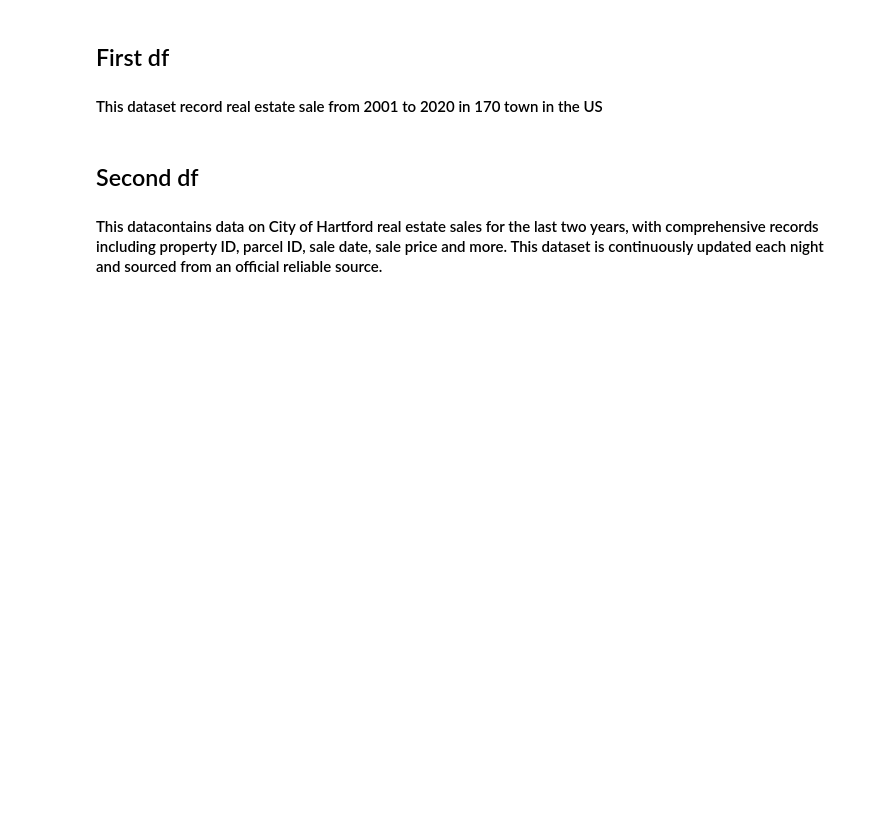
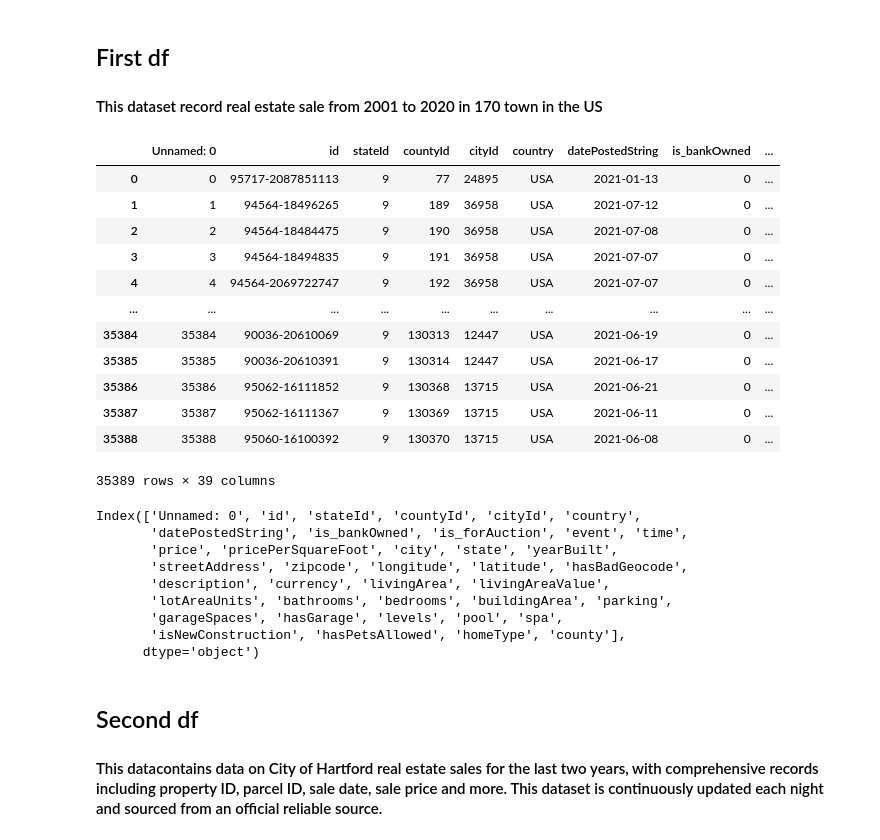
Before and after one commit to bkalan32/Group-Project, a Jupyter notebook: Real estate.ipynb, the cells around one changed output. Saved outputs shown, nothing was run; the diff lists cells and outputs as text; code cells hidden in the pictures; blank space fills up the shorter version.

```diff
--- a/Real estate.ipynb
+++ b/Real estate.ipynb
@@ -12,12 +15,35 @@ import plotly.express as px
 #### This dataset record real estate sale from 2001 to 2020 in 170 town in the US
 # %%
 
-df = Path('csvfiles/re_sale.csv')
-df = pd.read_csv(df,index_col='Date Recorded', infer_datetime_format=True, parse_dates=True)
+df = Path('csv_resources/RealEstate_California.csv')
+df = pd.read_csv(df)#index_col='Date Recorded', infer_datetime_format=True, parse_dates=True)
 df.sort_index(inplace=True)
 
 display(df)
 df.columns
+# %% [output]
+|  | Unnamed: 0 | id | stateId | countyId | cityId | country | datePostedString | is_bankOwned | ... |
+| 0 | 0 | 95717-2087851113 | 9 | 77 | 24895 | USA | 2021-01-13 | 0 | ... |
+| 1 | 1 | 94564-18496265 | 9 | 189 | 36958 | USA | 2021-07-12 | 0 | ... |
+| 2 | 2 | 94564-18484475 | 9 | 190 | 36958 | USA | 2021-07-08 | 0 | ... |
+| 3 | 3 | 94564-18494835 | 9 | 191 | 36958 | USA | 2021-07-07 | 0 | ... |
+| 4 | 4 | 94564-2069722747 | 9 | 192 | 36958 | USA | 2021-07-07 | 0 | ... |
+| ... | ... | ... | ... | ... | ... | ... | ... | ... | ... |
+| 35384 | 35384 | 90036-20610069 | 9 | 130313 | 12447 | USA | 2021-06-19 | 0 | ... |
+| 35385 | 35385 | 90036-20610391 | 9 | 130314 | 12447 | USA | 2021-06-17 | 0 | ... |
+| 35386 | 35386 | 95062-16111852 | 9 | 130368 | 13715 | USA | 2021-06-21 | 0 | ... |
+| 35387 | 35387 | 95062-16111367 | 9 | 130369 | 13715 | USA | 2021-06-11 | 0 | ... |
+| 35388 | 35388 | 95060-16100392 | 9 | 130370 | 13715 | USA | 2021-06-08 | 0 | ... |
+35389 rows × 39 columns
+Index(['Unnamed: 0', 'id', 'stateId', 'countyId', 'cityId', 'country',
+       'datePostedString', 'is_bankOwned', 'is_forAuction', 'event', 'time',
+       'price', 'pricePerSquareFoot', 'city', 'state', 'yearBuilt',
+       'streetAddress', 'zipcode', 'longitude', 'latitude', 'hasBadGeocode',
+       'description', 'currency', 'livingArea', 'livingAreaValue',
+       'lotAreaUnits', 'bathrooms', 'bedrooms', 'buildingArea', 'parking',
+       'garageSpaces', 'hasGarage', 'levels', 'pool', 'spa',
+       'isNewConstruction', 'hasPetsAllowed', 'homeType', 'county'],
+      dtype='object')
 # %%
 california_df = df.fillna('Unkown')
 california_df = df.drop(columns=['Address','Serial Number', 'Assessed Value', 'Sales Ratio','Property Type',])
```
Also changed, not shown: parts of 16 cells of this notebook.
